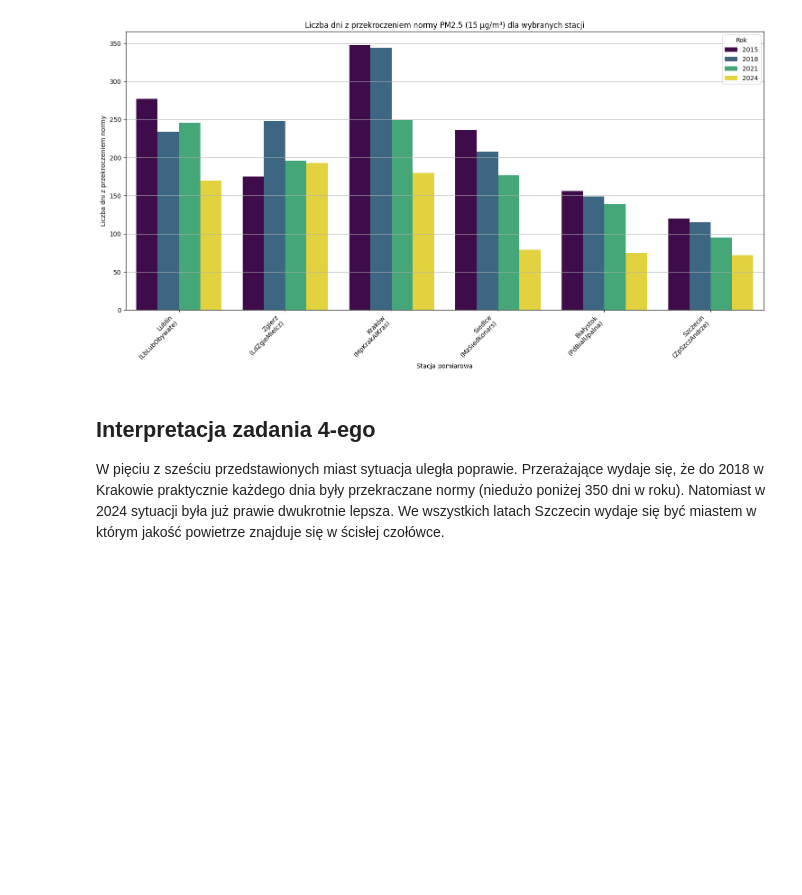
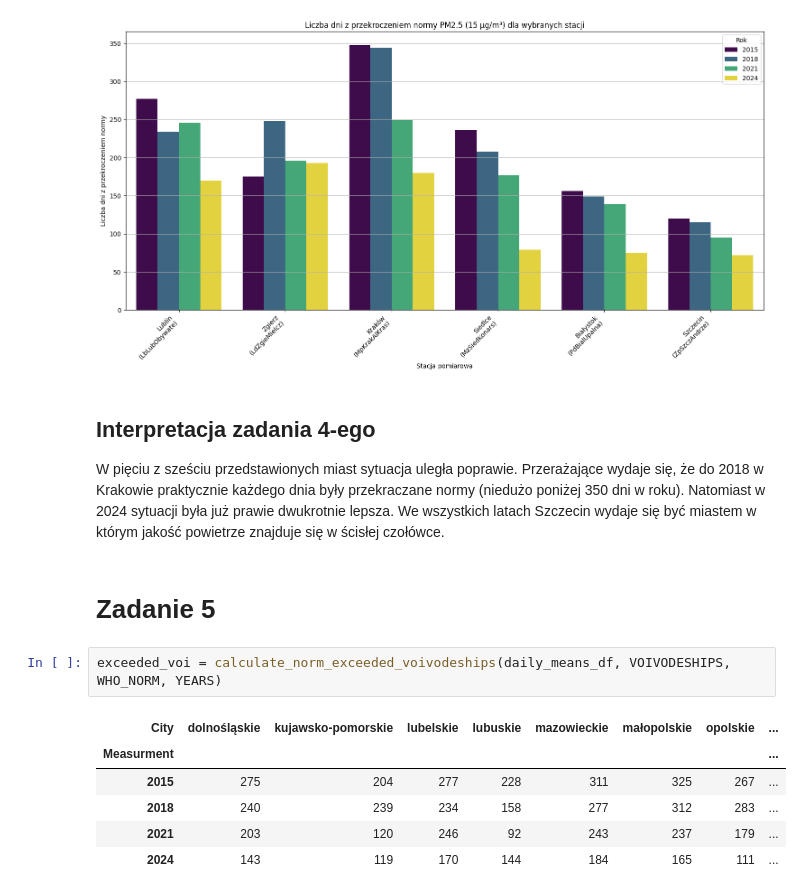
Before and after one commit to ejhuus/ZTP3_gr3, a Jupyter notebook: main.ipynb, the cells around one changed output. Drawn from its saved outputs; the diff is of its cells as text; blank space fills up the shorter version.

```diff
--- a/main.ipynb
+++ b/main.ipynb
@@ -222,3 +274,14 @@ plot_who_norm_barplot(plot_data_long)
 ## Interpretacja zadania 4-ego
 
 W pięciu z sześciu przedstawionych miast sytuacja uległa poprawie. Przerażające wydaje się, że do 2018 w Krakowie praktycznie każdego dnia były przekraczane normy (niedużo poniżej 350 dni w roku). Natomiast w 2024 sytuacji była już prawie dwukrotnie lepsza. We wszystkich latach Szczecin wydaje się być miastem w którym jakość powietrze znajduje się w ścisłej czołówce.
+# %% [markdown]
+# Zadanie 5
+# %%
+exceeded_voi = calculate_norm_exceeded_voivodeships(daily_means_df, VOIVODESHIPS, WHO_NORM, YEARS)
+# %% [output]
+| City | dolnośląskie | kujawsko-pomorskie | lubelskie | lubuskie | mazowieckie | małopolskie | opolskie | ... |
+| Measurment |  |  |  |  |  |  |  | ... |
+| 2015 | 275 | 204 | 277 | 228 | 311 | 325 | 267 | ... |
+| 2018 | 240 | 239 | 234 | 158 | 277 | 312 | 283 | ... |
+| 2021 | 203 | 120 | 246 | 92 | 243 | 237 | 179 | ... |
+| 2024 | 143 | 119 | 170 | 144 | 184 | 165 | 111 | ... |
```
Also changed, not shown: parts of 7 cells of this notebook, 3 other files.
